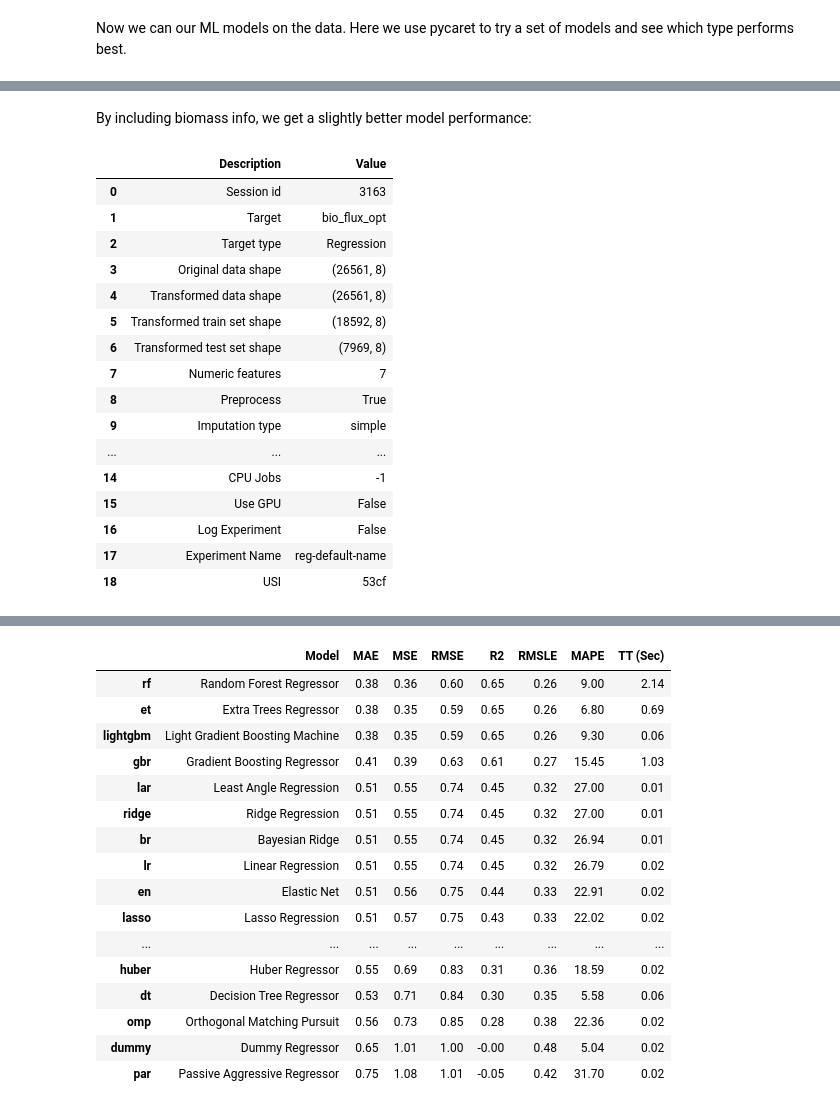
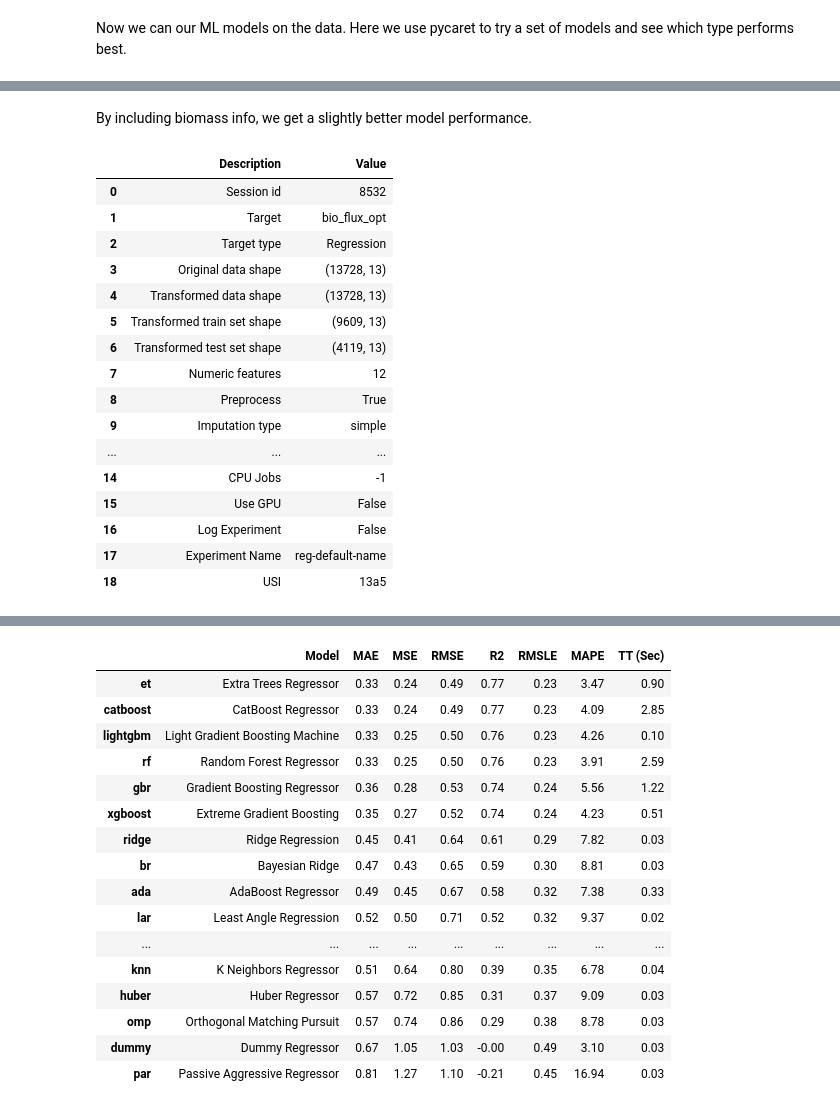
Before and after one commit to EXCITED-CO2/excited-workflow, a Jupyter notebook: workflow_carbon_tracker.ipynb, the cells around one changed output, grey strips where cells are left out. Cells and saved outputs as stored; diff of their text form; code cells hidden in the pictures.

```diff
--- a/workflow_carbon_tracker.ipynb
+++ b/workflow_carbon_tracker.ipynb
@@ -25,3 +27,3 @@ We will load the CarbonTracker data into an xarray `Dataset` and convert the tim
 # %%
 ds_cb = xr.open_dataset("/data/volume_2/EXCITED_prepped_data/CT2022.flux1x1-monthly.nc")
-ds_cb = utils.convert_timestamps(ds_cb)
+ds_cb = excited_workflow.utils.convert_timestamps(ds_cb)
@@ -138,3 +45,14 @@ v0.1
+# %%
+desired_data = [
+    "biomass",
+    "spei",
+    "modis",
+    "era5_monthly",
+    "era5_land_monthly"
+]
+ds_input = xr.merge(
+    [datasets[name].load(freq="monthly", target_grid=ds_cb) for name in desired_data]
+)
 # %% [markdown]
 To limit the analyis to Transcom region 2 (North America) we require the `regions.nc` file:
 # %%
@@ -146,6 +64,9 @@ Now we can merge all three datasets together. From the CarbonTracker file we onl
 # %%
-ds_merged = xr.merge([ds_cb[["bio_flux_opt"]], ds_regions["transcom_regions"],
-                      ds_era5, ds_modis_regrid["NIRv"], ds_spei_regrid, ds_era5_land_regrid])
+ds_merged = xr.merge([
+    ds_cb[["bio_flux_opt"]],
+    ds_regions["transcom_regions"],
+    ds_input,
+])
 # %% [markdown]
 To make computations faster and less memory intensive, we can reduce the scope to only North America.
 
@@ -209,3 +96,4 @@ df_train.head(3)
 # %%
+df_train = ds_na.to_dataframe().dropna()
 df_train.columns
 # %% [output]
@@ -273,51 +164,51 @@ See the caveats in the documentation: https://pandas.pydata.org/pandas-docs/stab
 # %% [markdown]
-By including biomass info, we get a slightly better model performance:
+By including biomass info, we get a slightly better model performance.
 # %%
-X_keys = ["d2m", "mslhf", "msshf", "ssr", "str", "t2m", "biomass"]
+X_keys = ["biomass", "d2m", "mslhf", "msshf", "ssr", "str", "t2m", "spei", "NIRv", "skt", "stl1", "swvl1"]
 y_key = "bio_flux_opt"
 
 df_pycaret = df_train[X_keys + [y_key]]
 df_reduced = df_pycaret[::10]
 
 df_reduced["bio_flux_opt"] = df_reduced["bio_flux_opt"]*1e6  # So RMSE etc. are easier to interpret.
 
 import pycaret.regression
-pycs = pycaret.regression.setup(df_reduced, target=y_key)# normalize=True, normalize_method="robust")
+pycs = pycaret.regression.setup(df_reduced, target=y_key)
 best = pycs.compare_models(round=2)
 # %% [output]
 |  | Description | Value |
-| 0 | Session id | 3163 |
+| 0 | Session id | 8532 |
 | 1 | Target | bio_flux_opt |
 | 2 | Target type | Regression |
-| 3 | Original data shape | (26561, 8) |
-| 4 | Transformed data shape | (26561, 8) |
-| 5 | Transformed train set shape | (18592, 8) |
-| 6 | Transformed test set shape | (7969, 8) |
-| 7 | Numeric features | 7 |
+| 3 | Original data shape | (13728, 13) |
+| 4 | Transformed data shape | (13728, 13) |
+| 5 | Transformed train set shape | (9609, 13) |
+| 6 | Transformed test set shape | (4119, 13) |
+| 7 | Numeric features | 12 |
 | 8 | Preprocess | True |
 | 9 | Imputation type | simple |
 | ... | ... | ... |
 | 14 | CPU Jobs | -1 |
 | 15 | Use GPU | False |
 | 16 | Log Experiment | False |
 | 17 | Experiment Name | reg-default-name |
-| 18 | USI | 53cf |
+| 18 | USI | 13a5 |
 [interactive output not drawn]
 |  | Model | MAE | MSE | RMSE | R2 | RMSLE | MAPE | TT (Sec) |
-| rf | Random Forest Regressor | 0.38 | 0.36 | 0.60 | 0.65 | 0.26 | 9.00 | 2.14 |
-| et | Extra Trees Regressor | 0.38 | 0.35 | 0.59 | 0.65 | 0.26 | 6.80 | 0.69 |
-| lightgbm | Light Gradient Boosting Machine | 0.38 | 0.35 | 0.59 | 0.65 | 0.26 | 9.30 | 0.06 |
-| gbr | Gradient Boosting Regressor | 0.41 | 0.39 | 0.63 | 0.61 | 0.27 | 15.45 | 1.03 |
-| lar | Least Angle Regression | 0.51 | 0.55 | 0.74 | 0.45 | 0.32 | 27.00 | 0.01 |
-| ridge | Ridge Regression | 0.51 | 0.55 | 0.74 | 0.45 | 0.32 | 27.00 | 0.01 |
-| br | Bayesian Ridge | 0.51 | 0.55 | 0.74 | 0.45 | 0.32 | 26.94 | 0.01 |
-| lr | Linear Regression | 0.51 | 0.55 | 0.74 | 0.45 | 0.32 | 26.79 | 0.02 |
-| en | Elastic Net | 0.51 | 0.56 | 0.75 | 0.44 | 0.33 | 22.91 | 0.02 |
-| lasso | Lasso Regression | 0.51 | 0.57 | 0.75 | 0.43 | 0.33 | 22.02 | 0.02 |
+| et | Extra Trees Regressor | 0.33 | 0.24 | 0.49 | 0.77 | 0.23 | 3.47 | 0.90 |
+| catboost | CatBoost Regressor | 0.33 | 0.24 | 0.49 | 0.77 | 0.23 | 4.09 | 2.85 |
+| lightgbm | Light Gradient Boosting Machine | 0.33 | 0.25 | 0.50 | 0.76 | 0.23 | 4.26 | 0.10 |
+| rf | Random Forest Regressor | 0.33 | 0.25 | 0.50 | 0.76 | 0.23 | 3.91 | 2.59 |
+| gbr | Gradient Boosting Regressor | 0.36 | 0.28 | 0.53 | 0.74 | 0.24 | 5.56 | 1.22 |
+| xgboost | Extreme Gradient Boosting | 0.35 | 0.27 | 0.52 | 0.74 | 0.24 | 4.23 | 0.51 |
+| ridge | Ridge Regression | 0.45 | 0.41 | 0.64 | 0.61 | 0.29 | 7.82 | 0.03 |
+| br | Bayesian Ridge | 0.47 | 0.43 | 0.65 | 0.59 | 0.30 | 8.81 | 0.03 |
+| ada | AdaBoost Regressor | 0.49 | 0.45 | 0.67 | 0.58 | 0.32 | 7.38 | 0.33 |
+| lar | Least Angle Regression | 0.52 | 0.50 | 0.71 | 0.52 | 0.32 | 9.37 | 0.02 |
 | ... | ... | ... | ... | ... | ... | ... | ... | ... |
-| huber | Huber Regressor | 0.55 | 0.69 | 0.83 | 0.31 | 0.36 | 18.59 | 0.02 |
-| dt | Decision Tree Regressor | 0.53 | 0.71 | 0.84 | 0.30 | 0.35 | 5.58 | 0.06 |
-| omp | Orthogonal Matching Pursuit | 0.56 | 0.73 | 0.85 | 0.28 | 0.38 | 22.36 | 0.02 |
-| dummy | Dummy Regressor | 0.65 | 1.01 | 1.00 | -0.00 | 0.48 | 5.04 | 0.02 |
-| par | Passive Aggressive Regressor | 0.75 | 1.08 | 1.01 | -0.05 | 0.42 | 31.70 | 0.02 |
+| knn | K Neighbors Regressor | 0.51 | 0.64 | 0.80 | 0.39 | 0.35 | 6.78 | 0.04 |
+| huber | Huber Regressor | 0.57 | 0.72 | 0.85 | 0.31 | 0.37 | 9.09 | 0.03 |
+| omp | Orthogonal Matching Pursuit | 0.57 | 0.74 | 0.86 | 0.29 | 0.38 | 8.78 | 0.03 |
+| dummy | Dummy Regressor | 0.67 | 1.05 | 1.03 | -0.00 | 0.49 | 3.10 | 0.03 |
+| par | Passive Aggressive Regressor | 0.81 | 1.27 | 1.10 | -0.21 | 0.45 | 16.94 | 0.03 |
 [interactive output not drawn]
```
Also changed, not shown: parts of 32 cells of this notebook.
